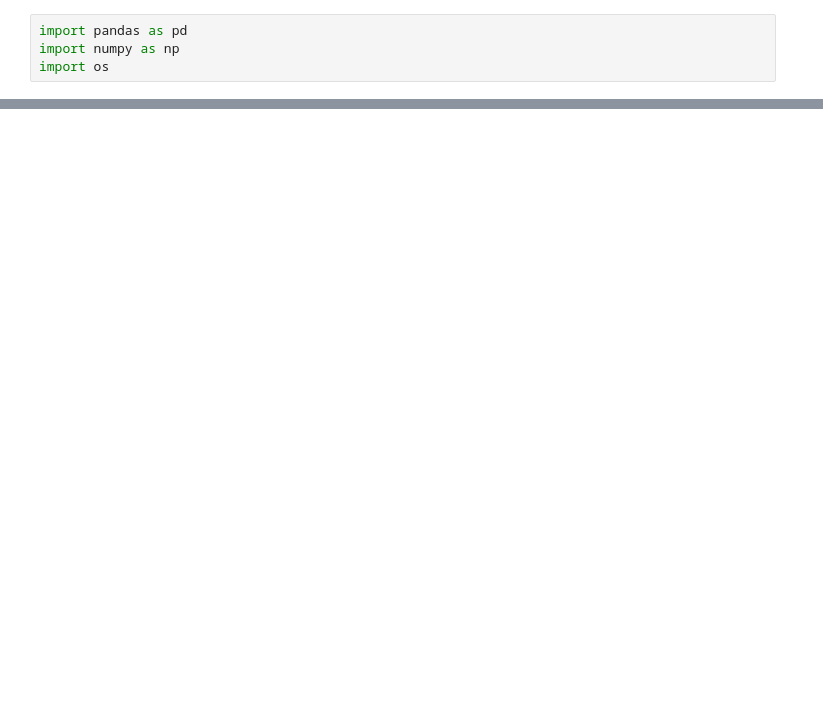
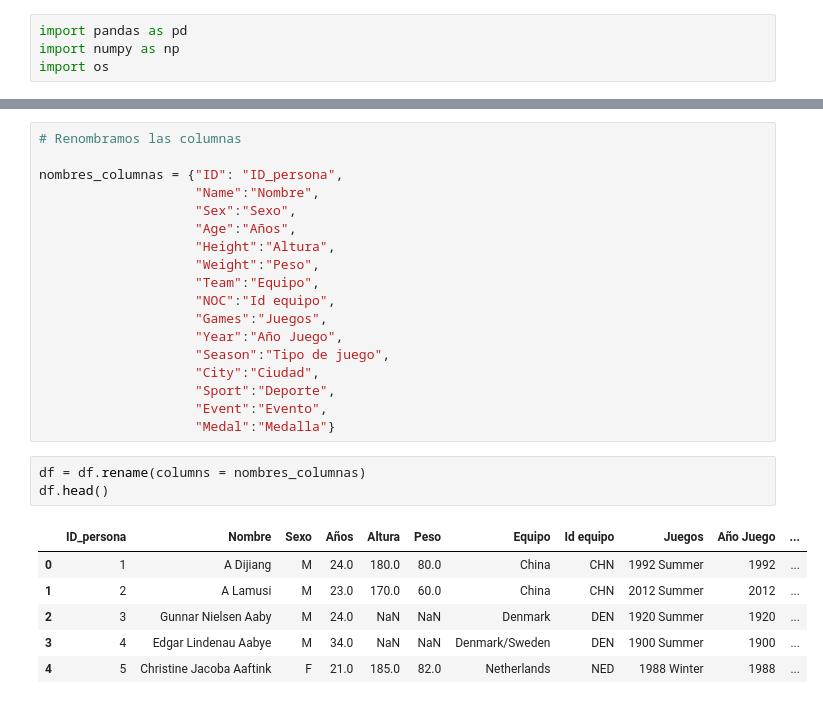
Before and after one commit to maquimelina/Proyecto-Data-Science-I, a Jupyter notebook: juegos_olimpicos.ipynb, the cells around one changed output, grey strips where cells are left out. Saved outputs shown, nothing was run; the diff lists cells and outputs as text; blank space fills up the shorter version.

```diff
--- a/juegos_olimpicos.ipynb
+++ b/juegos_olimpicos.ipynb
@@ -41,0 +43,28 @@ nombres_columnas = {0: "ID",
+# %%
+# Renombramos las columnas
+
+nombres_columnas = {"ID": "ID_persona",
+                    "Name":"Nombre",
+                    "Sex":"Sexo",
+                    "Age":"Años",
+                    "Height":"Altura",
+                    "Weight":"Peso",
+                    "Team":"Equipo",
+                    "NOC":"Id equipo",
+                    "Games":"Juegos",
+                    "Year":"Año Juego",
+                    "Season":"Tipo de juego",
+                    "City":"Ciudad",
+                    "Sport":"Deporte",
+                    "Event":"Evento",
+                    "Medal":"Medalla"}
+# %%
+df = df.rename(columns = nombres_columnas)
+df.head()
+# %% [output]
+|  | ID_persona | Nombre | Sexo | Años | Altura | Peso | Equipo | Id equipo | Juegos | Año Juego | ... |
+| 0 | 1 | A Dijiang | M | 24.0 | 180.0 | 80.0 | China | CHN | 1992 Summer | 1992 | ... |
+| 1 | 2 | A Lamusi | M | 23.0 | 170.0 | 60.0 | China | CHN | 2012 Summer | 2012 | ... |
+| 2 | 3 | Gunnar Nielsen Aaby | M | 24.0 | NaN | NaN | Denmark | DEN | 1920 Summer | 1920 | ... |
+| 3 | 4 | Edgar Lindenau Aabye | M | 34.0 | NaN | NaN | Denmark/Sweden | DEN | 1900 Summer | 1900 | ... |
+| 4 | 5 | Christine Jacoba Aaftink | F | 21.0 | 185.0 | 82.0 | Netherlands | NED | 1988 Winter | 1988 | ... |
```
Also changed, not shown: parts of 18 cells of this notebook.
